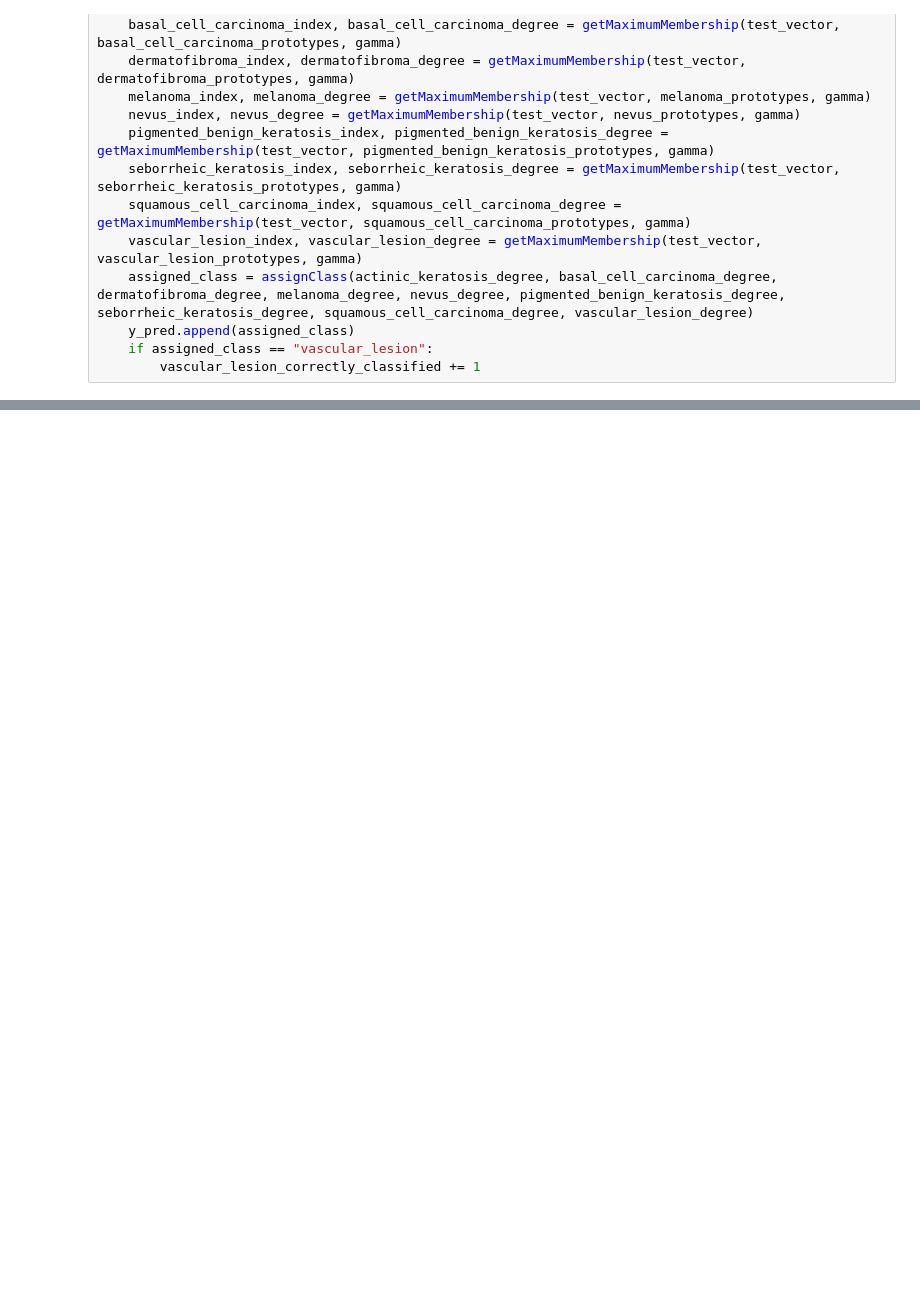
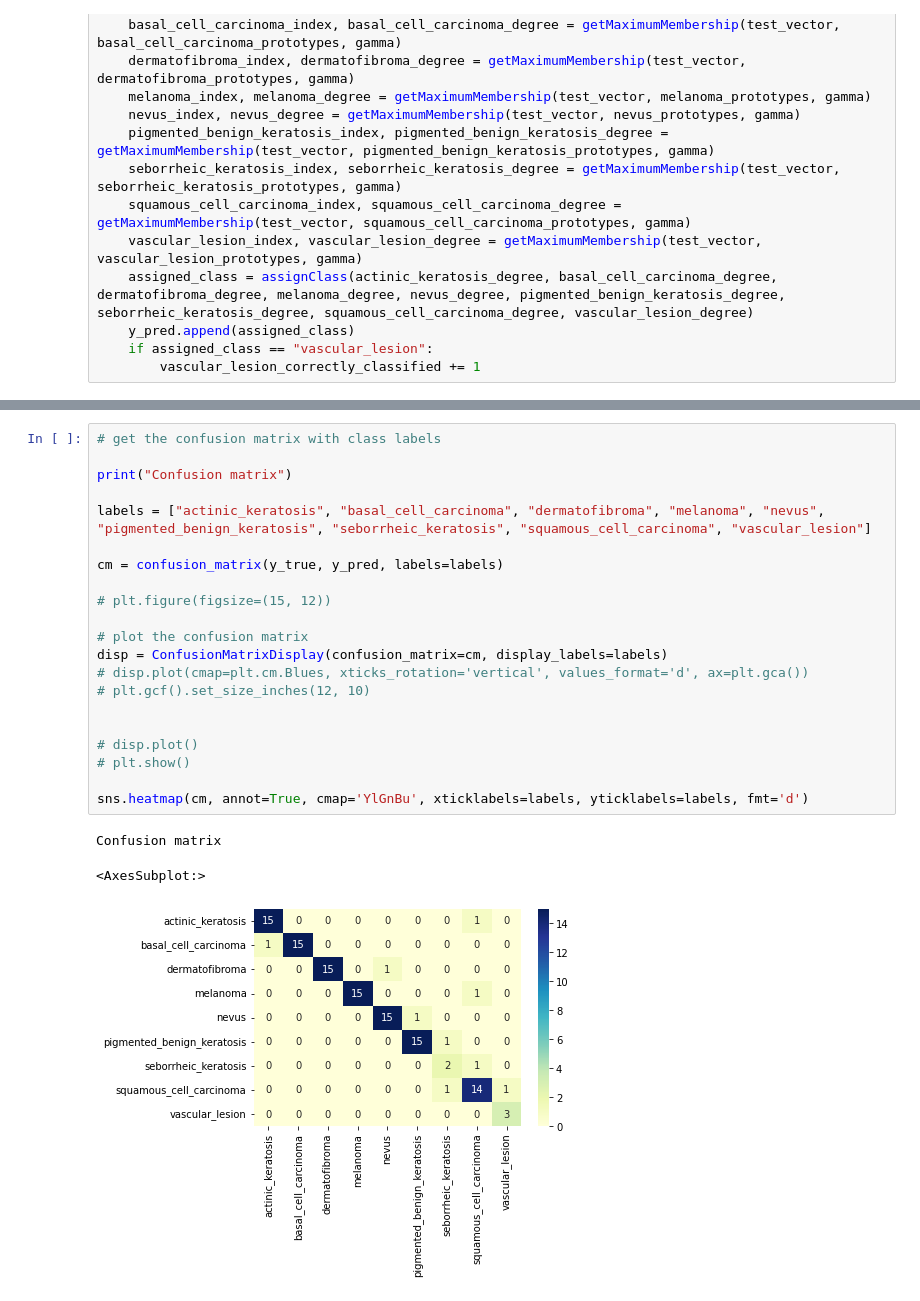
Before and after one commit to Tanmay19code/Skin-Cancer-Classification, a Jupyter notebook: code/6.1.complete_testing on sharpened images.ipynb, the cells around one changed output, grey strips where cells are left out. Cells and saved outputs as stored; diff of their text form; blank space fills up the shorter version.

Commit message:
confusion matrices

```diff
--- a/code/6.1.complete_testing on sharpened images.ipynb
+++ b/code/6.1.complete_testing on sharpened images.ipynb
@@ -354,0 +372,25 @@ accuracy:  28.8135593220339
+# %%
+# get the confusion matrix with class labels
+
+print("Confusion matrix")
+
+labels = ["actinic_keratosis", "basal_cell_carcinoma", "dermatofibroma", "melanoma", "nevus", "pigmented_benign_keratosis", "seborrheic_keratosis", "squamous_cell_carcinoma", "vascular_lesion"]
+
+cm = confusion_matrix(y_true, y_pred, labels=labels)
+
+# plt.figure(figsize=(15, 12))
+
+# plot the confusion matrix
+disp = ConfusionMatrixDisplay(confusion_matrix=cm, display_labels=labels)
+# disp.plot(cmap=plt.cm.Blues, xticks_rotation='vertical', values_format='d', ax=plt.gca())
+# plt.gcf().set_size_inches(12, 10)
+
+
+# disp.plot()
+# plt.show()
+
+sns.heatmap(cm, annot=True, cmap='YlGnBu', xticklabels=labels, yticklabels=labels, fmt='d')
+# %% [output]
+Confusion matrix
+<AxesSubplot:>
+[figure, added]
```
Also changed, not shown: parts of 6 cells of this notebook.
